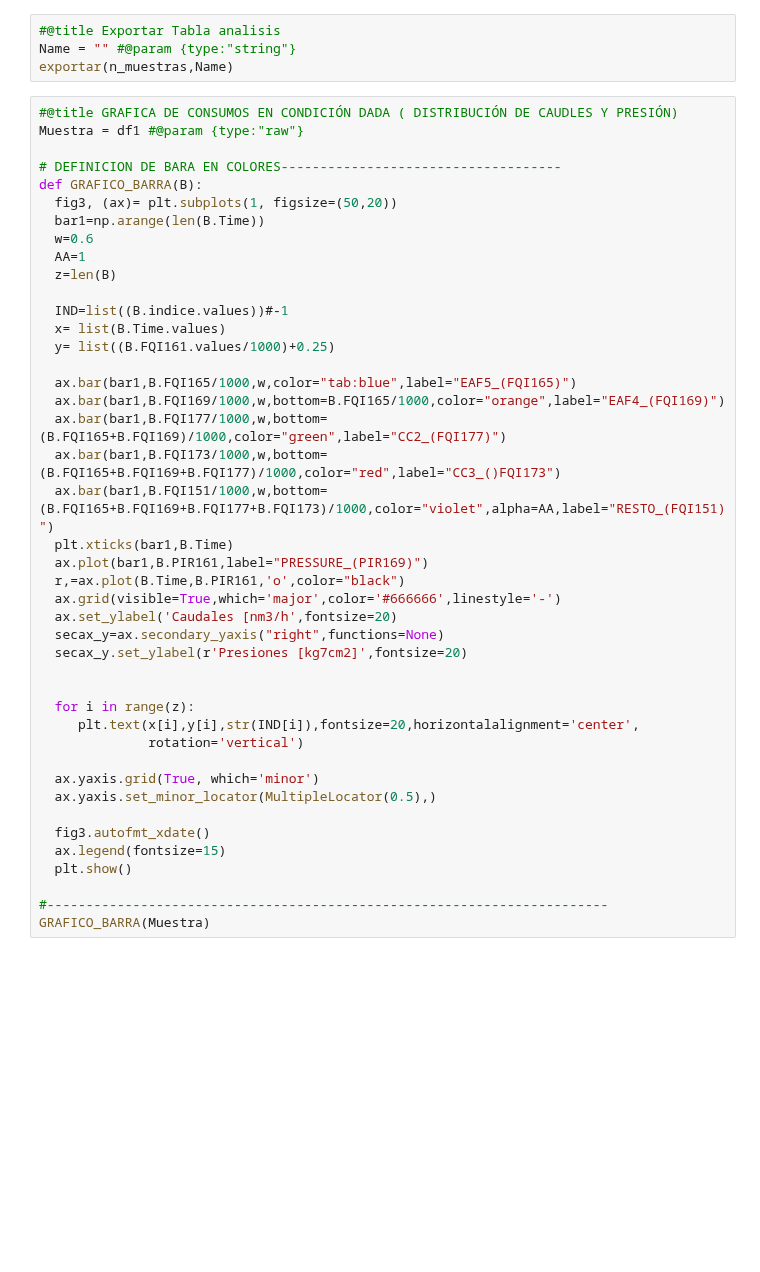
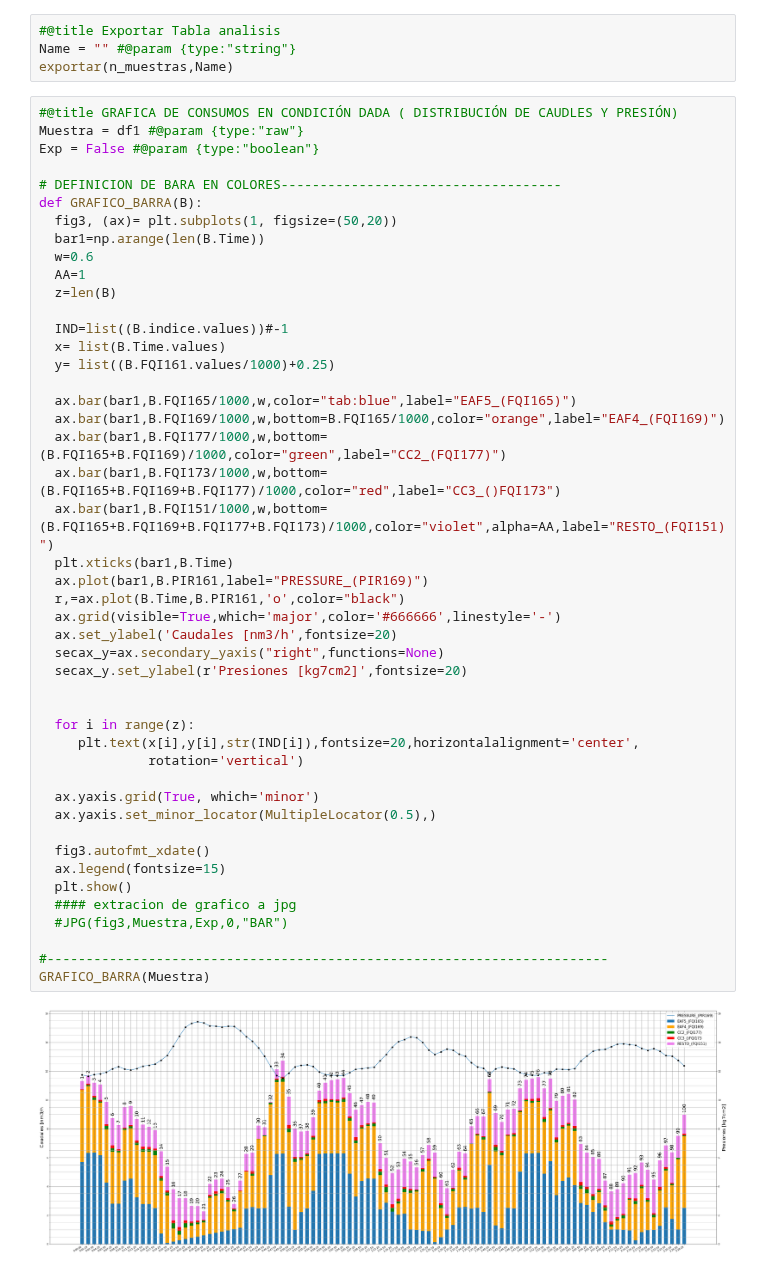
Before and after one commit to JuanCappelletti/Consteel_H06, a Jupyter notebook: ANALISIS FLUIDOS GASEOSOS .ipynb, the cells around one changed output. Saved outputs shown, nothing was run; the diff lists cells and outputs as text; blank space fills up the shorter version.

```diff
--- a/ANALISIS FLUIDOS GASEOSOS .ipynb
+++ b/ANALISIS FLUIDOS GASEOSOS .ipynb
@@ -157,6 +164,7 @@ exportar(n_muestras,Name)
 # %%
 #@title GRAFICA DE CONSUMOS EN CONDICIÓN DADA ( DISTRIBUCIÓN DE CAUDLES Y PRESIÓN)
 Muestra = df1 #@param {type:"raw"}
+Exp = False #@param {type:"boolean"}
 
 # DEFINICION DE BARA EN COLORES------------------------------------
 def GRAFICO_BARRA(B):
@@ -170,33 +178,37 @@ def GRAFICO_BARRA(B):
   x= list(B.Time.values)
   y= list((B.FQI161.values/1000)+0.25)
 
   ax.bar(bar1,B.FQI165/1000,w,color="tab:blue",label="EAF5_(FQI165)")
   ax.bar(bar1,B.FQI169/1000,w,bottom=B.FQI165/1000,color="orange",label="EAF4_(FQI169)")
   ax.bar(bar1,B.FQI177/1000,w,bottom=(B.FQI165+B.FQI169)/1000,color="green",label="CC2_(FQI177)")
   ax.bar(bar1,B.FQI173/1000,w,bottom=(B.FQI165+B.FQI169+B.FQI177)/1000,color="red",label="CC3_()FQI173")
   ax.bar(bar1,B.FQI151/1000,w,bottom=(B.FQI165+B.FQI169+B.FQI177+B.FQI173)/1000,color="violet",alpha=AA,label="RESTO_(FQI151)")
   plt.xticks(bar1,B.Time)
   ax.plot(bar1,B.PIR161,label="PRESSURE_(PIR169)")
   r,=ax.plot(B.Time,B.PIR161,'o',color="black")
   ax.grid(visible=True,which='major',color='#666666',linestyle='-')
   ax.set_ylabel('Caudales [nm3/h',fontsize=20)
   secax_y=ax.secondary_yaxis("right",functions=None)
   secax_y.set_ylabel(r'Presiones [kg7cm2]',fontsize=20)
 
 
   for i in range(z):
      plt.text(x[i],y[i],str(IND[i]),fontsize=20,horizontalalignment='center',
               rotation='vertical')
 
   ax.yaxis.grid(True, which='minor')
   ax.yaxis.set_minor_locator(MultipleLocator(0.5),)
 
   fig3.autofmt_xdate()
   ax.legend(fontsize=15)
   plt.show()
+  #### extracion de grafico a jpg
+  #JPG(fig3,Muestra,Exp,0,"BAR")
 
 #------------------------------------------------------------------------
 GRAFICO_BARRA(Muestra)
+# %% [output]
+[figure, added]
 # %%
 #@title Distribución de la muestra.
 #@markdown Ingrese numero de nuestra a visualizar.
```
Also changed, not shown: parts of 6 cells of this notebook.
